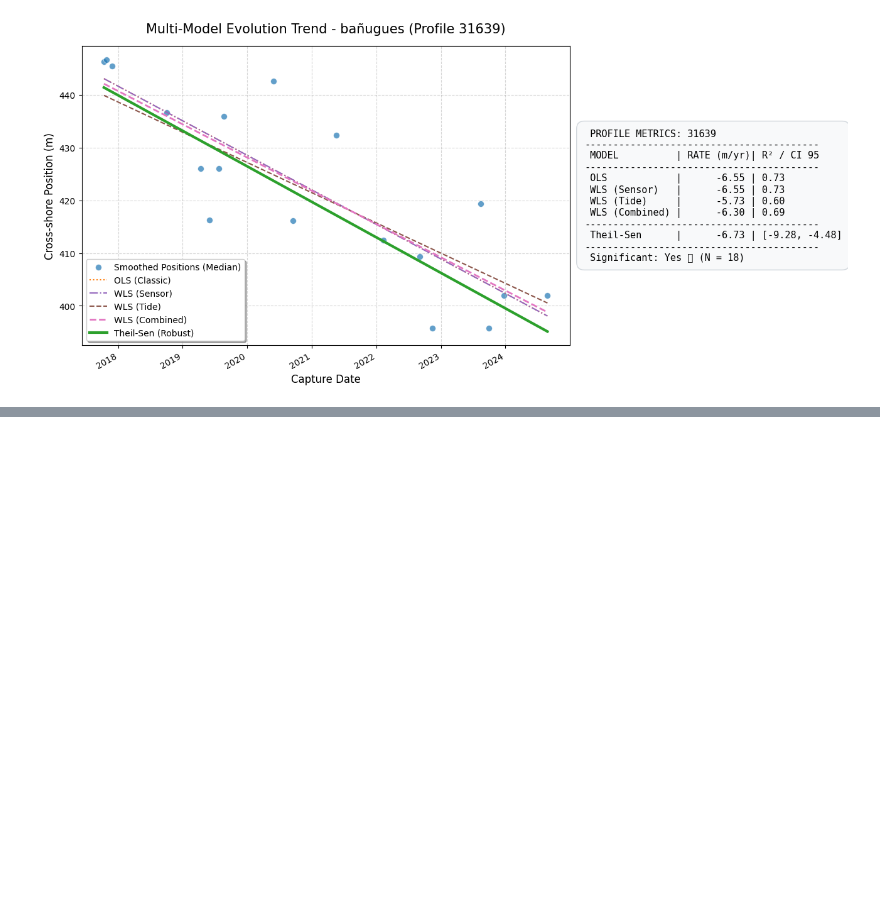
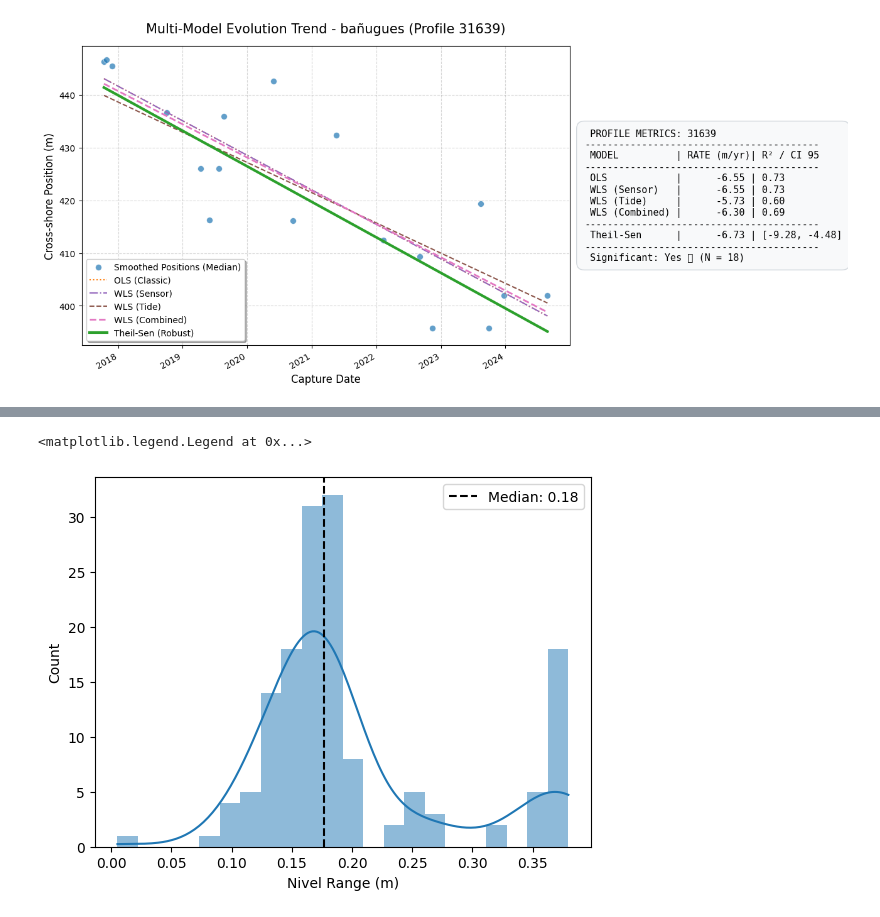
Before and after one commit to AlbertGallegoJimenez/macrotidal_coastal_rates, a Jupyter notebook: nb_test_tasas.ipynb, the cells around one changed output, grey strips where cells are left out. Saved outputs shown, nothing was run; the diff lists cells and outputs as text; code cells hidden in the pictures; blank space fills up the shorter version.

```diff
--- a/nb_test_tasas.ipynb
+++ b/nb_test_tasas.ipynb
@@ -848,0 +907,22 @@ plot_multimodel_profile(
+# %%
+stats_filtered = (
+    filtered_data.groupby(['Playa', 'profile_id'], as_index=False).size()
+    .groupby('Playa')['size'].first()
+    .to_frame()
+    .rename(columns={'size': 'total_size'})
+)
+
+stats_filtered['summ_spr_size'] = (
+    filtered_data[(filtered_data['season'] == 'Summer') | (filtered_data['season'] == 'Spring')]
+    .groupby(['Playa', 'profile_id'], as_index=False).size()
+    .groupby('Playa')['size'].first()
+    .to_frame()
+    .rename(columns={'size': 'summ_spr_size'})
+)['summ_spr_size']
+
+stats_filtered['nivel_range'] = (
+    filtered_data.groupby(['Playa', 'profile_id'], as_index=False)['NivelTotal'].agg(lambda x: x.max() - x.min())
+    .groupby('Playa')['NivelTotal'].first()
+    .to_frame()
+    .rename(columns={'NivelTotal': 'nivel_range'})
+)['nivel_range']
@@ -848,0 +999,19 @@ plot_multimodel_profile(
+# %%
+sns.histplot(
+    data=stats_filtered,
+    x='nivel_range',
+    kde=True,
+    lw=0
+)
+plt.axvline(
+    stats_filtered['nivel_range'].median(),
+    color='black',
+    linestyle='--',
+    linewidth=1.5,
+    label=f"Median: {stats_filtered['nivel_range'].median():.2f}"
+)
+plt.xlabel('Nivel Range (m)')
+plt.legend()
+# %% [output]
+<matplotlib.legend.Legend at 0x...>
+[figure, added]
```
Also changed, not shown: parts of 6 cells of this notebook.
